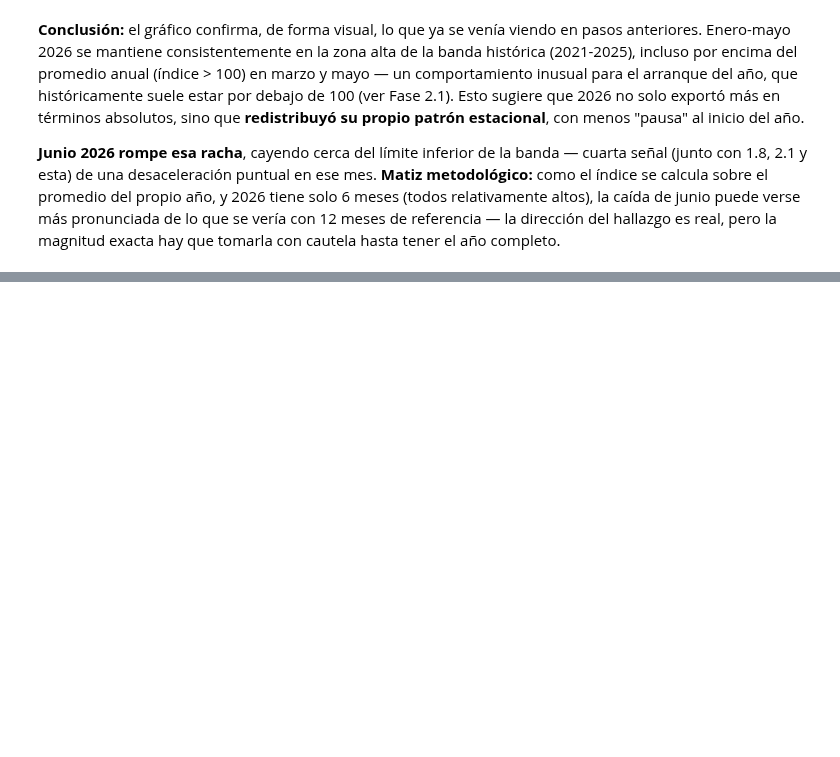
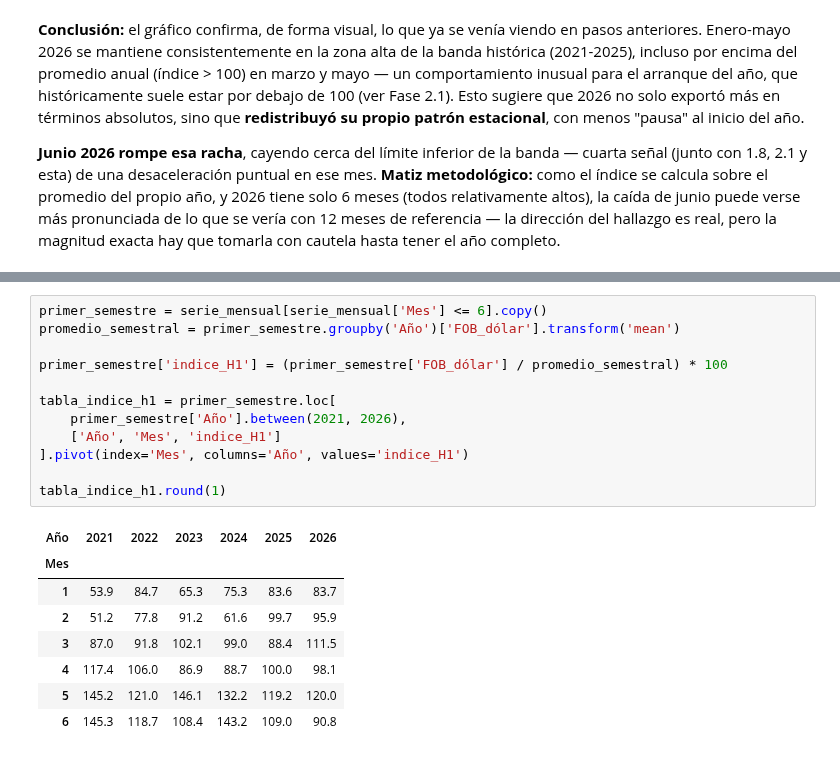
Before and after one commit to sandovalnair1109/exportaciones-chaco, a Jupyter notebook: notebooks/fase2_estacionalidad_chaco.ipynb, the cells around one changed output, grey strips where cells are left out. Drawn from its saved outputs; the diff is of its cells as text; blank space fills up the shorter version.

```diff
--- a/notebooks/fase2_estacionalidad_chaco.ipynb
+++ b/notebooks/fase2_estacionalidad_chaco.ipynb
@@ -235,0 +251,21 @@ el año completo.
+# %%
+primer_semestre = serie_mensual[serie_mensual['Mes'] <= 6].copy()
+promedio_semestral = primer_semestre.groupby('Año')['FOB_dólar'].transform('mean')
+
+primer_semestre['indice_H1'] = (primer_semestre['FOB_dólar'] / promedio_semestral) * 100
+
+tabla_indice_h1 = primer_semestre.loc[
+    primer_semestre['Año'].between(2021, 2026),
+    ['Año', 'Mes', 'indice_H1']
+].pivot(index='Mes', columns='Año', values='indice_H1')
+
+tabla_indice_h1.round(1)
+# %% [output]
+| Año | 2021 | 2022 | 2023 | 2024 | 2025 | 2026 |
+| Mes |  |  |  |  |  |  |
+| 1 | 53.9 | 84.7 | 65.3 | 75.3 | 83.6 | 83.7 |
+| 2 | 51.2 | 77.8 | 91.2 | 61.6 | 99.7 | 95.9 |
+| 3 | 87.0 | 91.8 | 102.1 | 99.0 | 88.4 | 111.5 |
+| 4 | 117.4 | 106.0 | 86.9 | 88.7 | 100.0 | 98.1 |
+| 5 | 145.2 | 121.0 | 146.1 | 132.2 | 119.2 | 120.0 |
+| 6 | 145.3 | 118.7 | 108.4 | 143.2 | 109.0 | 90.8 |
```
Also changed, not shown: parts of 3 cells of this notebook.
